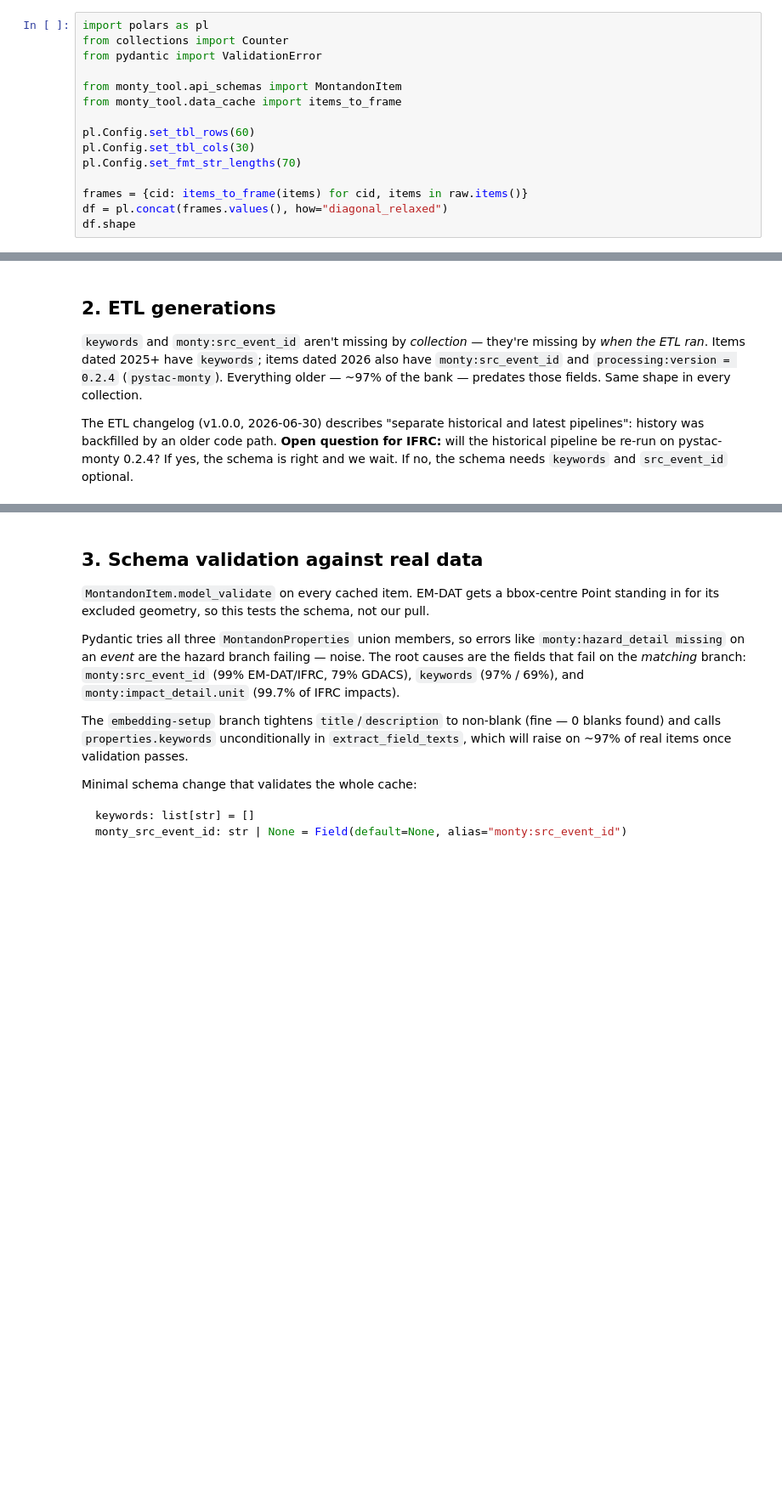
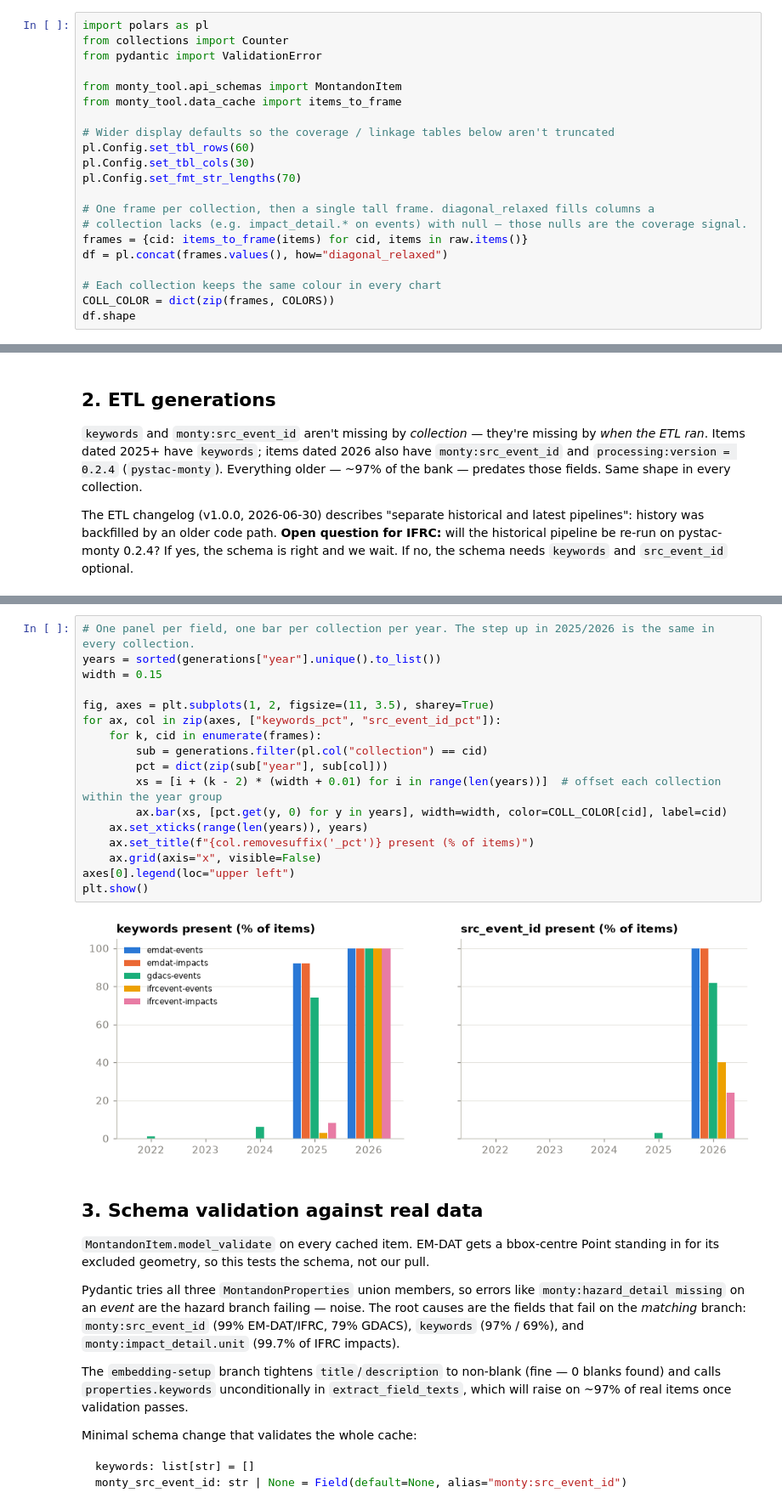
Before and after one commit to jbugli-NJ/fall-2026-group2, a Jupyter notebook: notebooks/eda_nb.ipynb, the cells around one changed output, grey strips where cells are left out. Shown at 85% size. Saved outputs shown, nothing was run; the diff lists cells and outputs as text; blank space fills up the shorter version.

```diff
--- a/notebooks/eda_nb.ipynb
+++ b/notebooks/eda_nb.ipynb
@@ -138,12 +178,18 @@ from pydantic import ValidationError
 from monty_tool.api_schemas import MontandonItem
 from monty_tool.data_cache import items_to_frame
 
+# Wider display defaults so the coverage / linkage tables below aren't truncated
 pl.Config.set_tbl_rows(60)
 pl.Config.set_tbl_cols(30)
 pl.Config.set_fmt_str_lengths(70)
 
+# One frame per collection, then a single tall frame. diagonal_relaxed fills columns a
+# collection lacks (e.g. impact_detail.* on events) with null — those nulls are the coverage signal.
 frames = {cid: items_to_frame(items) for cid, items in raw.items()}
 df = pl.concat(frames.values(), how="diagonal_relaxed")
+
+# Each collection keeps the same colour in every chart
+COLL_COLOR = dict(zip(frames, COLORS))
 df.shape
 # %% [output]
 (137216, 30)
@@ -229,6 +322,25 @@ shape: (25, 6)
 | "ifrcevent-impacts" | "2024" | 181 | 0.0 | 0.0 | 0.0 |
 | "ifrcevent-impacts" | "2025" | 50 | 8.0 | 0.0 | 0.0 |
 | "ifrcevent-impacts" | "2026" | 17 | 100.0 | 24.0 | 0.0 |
+# %%
+# One panel per field, one bar per collection per year. The step up in 2025/2026 is the same in every collection.
+years = sorted(generations["year"].unique().to_list())
+width = 0.15
+
+fig, axes = plt.subplots(1, 2, figsize=(11, 3.5), sharey=True)
+for ax, col in zip(axes, ["keywords_pct", "src_event_id_pct"]):
+    for k, cid in enumerate(frames):
+        sub = generations.filter(pl.col("collection") == cid)
+        pct = dict(zip(sub["year"], sub[col]))
+        xs = [i + (k - 2) * (width + 0.01) for i in range(len(years))]  # offset each collection within the year group
+        ax.bar(xs, [pct.get(y, 0) for y in years], width=width, color=COLL_COLOR[cid], label=cid)
+    ax.set_xticks(range(len(years)), years)
+    ax.set_title(f"{col.removesuffix('_pct')} present (% of items)")
+    ax.grid(axis="x", visible=False)
+axes[0].legend(loc="upper left")
+plt.show()
+# %% [output]
+[figure, added]
 # %% [markdown]
 ## 3. Schema validation against real data
 
```
Also changed, not shown: parts of 23 cells of this notebook, 1 other file.
